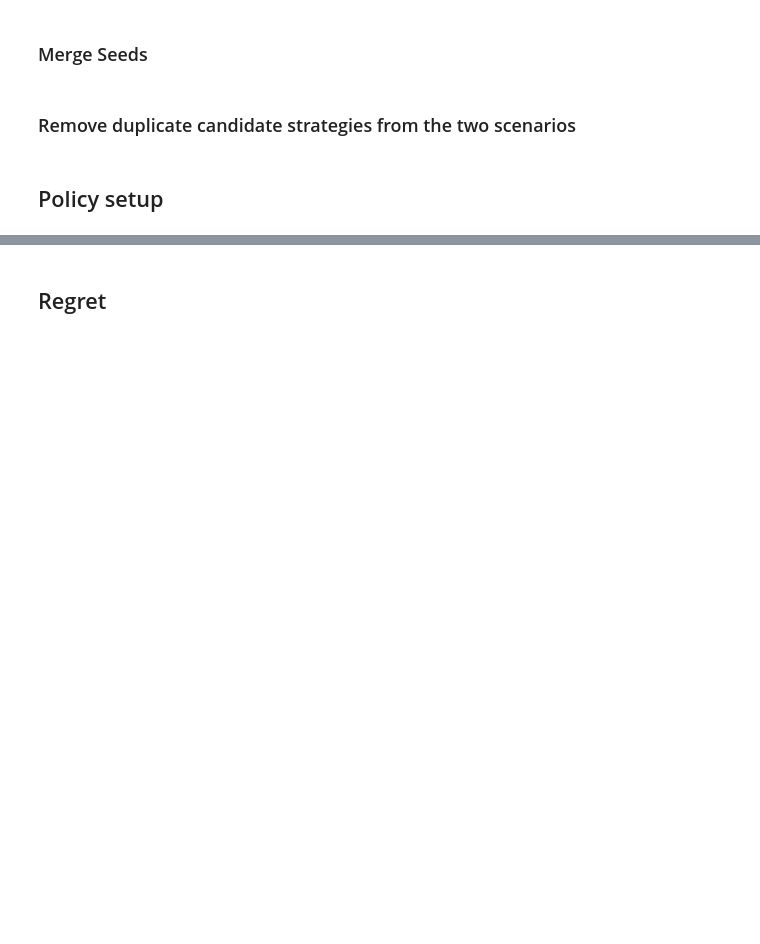
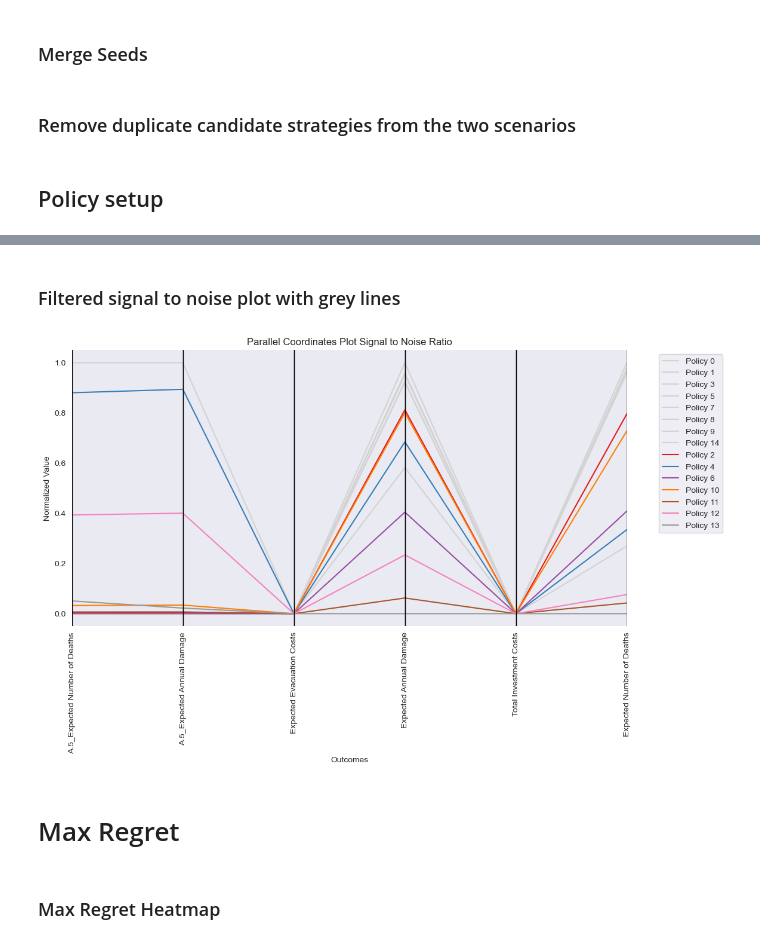
Before and after one commit to roesel1/EPA141A---MD, a Jupyter notebook: final assignment/robustness_metrics.ipynb, the cells around one changed output, grey strips where cells are left out. Cells and saved outputs as stored; diff of their text form; code cells hidden in the pictures; blank space fills up the shorter version.

```diff
--- a/final assignment/robustness_metrics.ipynb
+++ b/final assignment/robustness_metrics.ipynb
@@ -295,0 +214,50 @@ plt.show()
+# %% [markdown]
+### Filtered signal to noise plot with grey lines
+# %%
+#Normalize the data
+zero_columns = data1.columns[(data1 == 0).all()]
+data_normalized1 = data1.copy()
+for col in data1.columns:
+    if col not in zero_columns and col != 'grey':
+        data_normalized1[col] = (data1[col] - data1[col].min()) / (data1[col].max() - data1[col].min())
+
+data_normalized1['class'] = ['Policy ' + str(i) for i in range(len(data_normalized1))]
+
+#Create extra column to indicate grey lines in plot, if they have at least one value bigger than 0.95
+cols = ['A.5_Expected Number of Deaths', 'A.5_Expected Annual Damage','Expected Evacuation Costs',
+        'Expected Annual Damage', 'Total Investment Costs', 'Expected Number of Deaths']
+data_normalized1['grey'] = data_normalized1.apply(lambda row: 1 if any(row[cols] > 0.95) else 0, axis=1)
+cols.append('class')
+
+plt.figure(figsize=(12, 6))
+
+#Create two loose dataframes to indicate whether line should be grey or not
+grey = data_normalized1[data_normalized1['grey'] == 1]
+non_grey = data_normalized1[data_normalized1['grey'] == 0]
+
+#Plot grey and coloured lines separately
+parallel_coordinates(grey.loc[:, cols], 'class', color='lightgrey', )
+parallel_coordinates(non_grey.loc[:, cols], 'class', colormap=plt.get_cmap("Set1"))
+
+plt.title("Parallel Coordinates Plot Signal to Noise Ratio")
+plt.xlabel("Outcomes")
+plt.ylabel("Normalized Value")
+
+ax = plt.gca()
+
+#Makes sure that x labels are vertically positioned
+ax.set_xticklabels(ax.get_xticklabels(), rotation=90)
+
+#Makes sure the legend is on the right side of the graph
+plt.legend(bbox_to_anchor=(1.05, 1), loc='upper left')
+
+#Remove the background grid
+plt.grid(False)
+plt.gca().spines['top'].set_visible(False)
+plt.gca().spines['right'].set_visible(False)
+plt.gca().spines['left'].set_visible(False)
+plt.gca().spines['bottom'].set_visible(False)
+
+plt.show()
+# %% [output]
+[figure, added]
@@ -296,5 +269,5 @@ plt.show()
 # %% [markdown]
-## Regret
+# Max Regret
 # %%
 #Function to calculate regret
 def calculate_regret(data, best):
@@ -332,4 +297,6 @@ for outcome in dike_model.outcomes:
 
     overall_regret[outcome.name] = outcome_regret
     max_regret[outcome.name] = outcome_regret.max()
+# %% [markdown]
+### Max Regret Heatmap
 # %%
```
Also changed, not shown: parts of 33 cells of this notebook.
